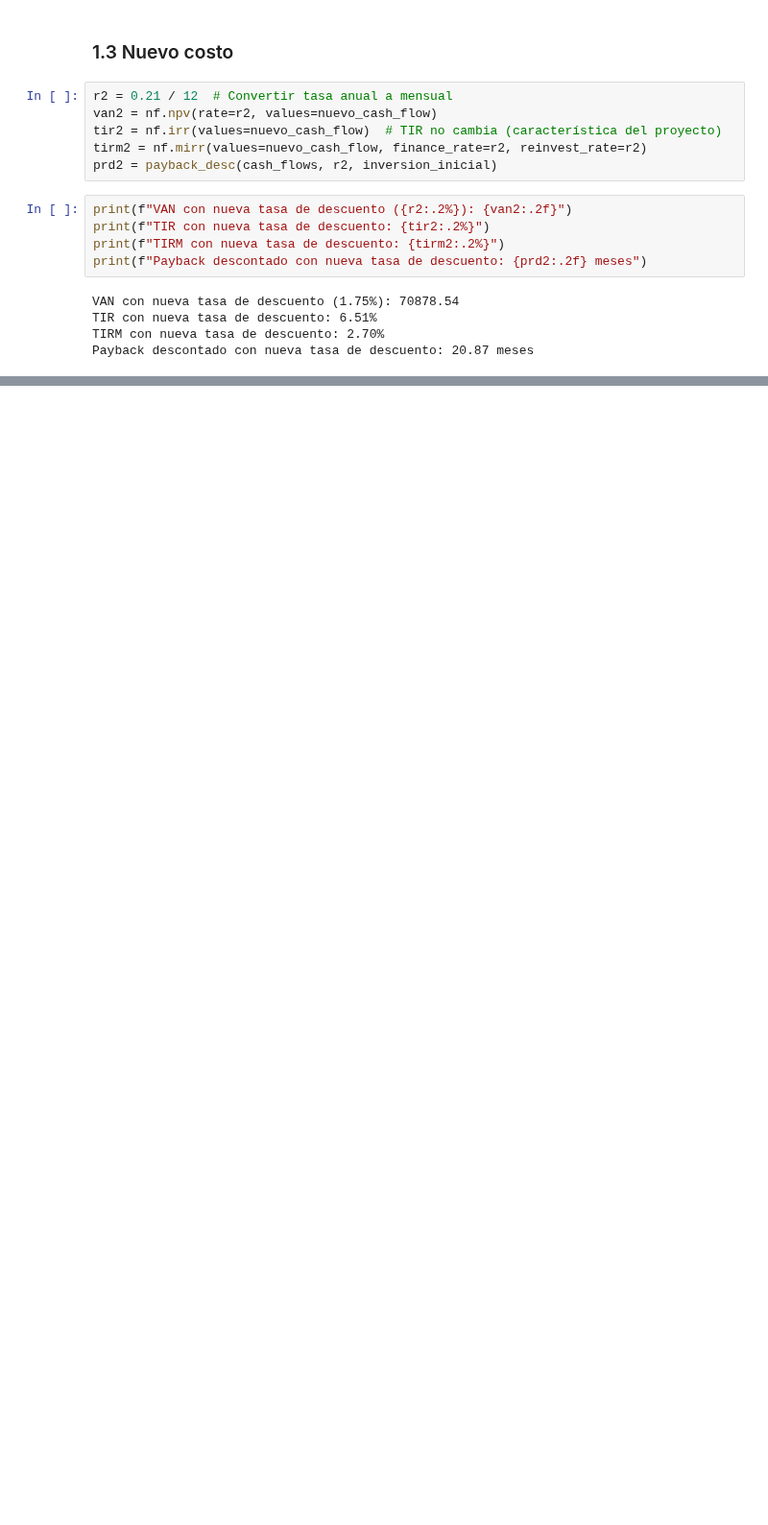
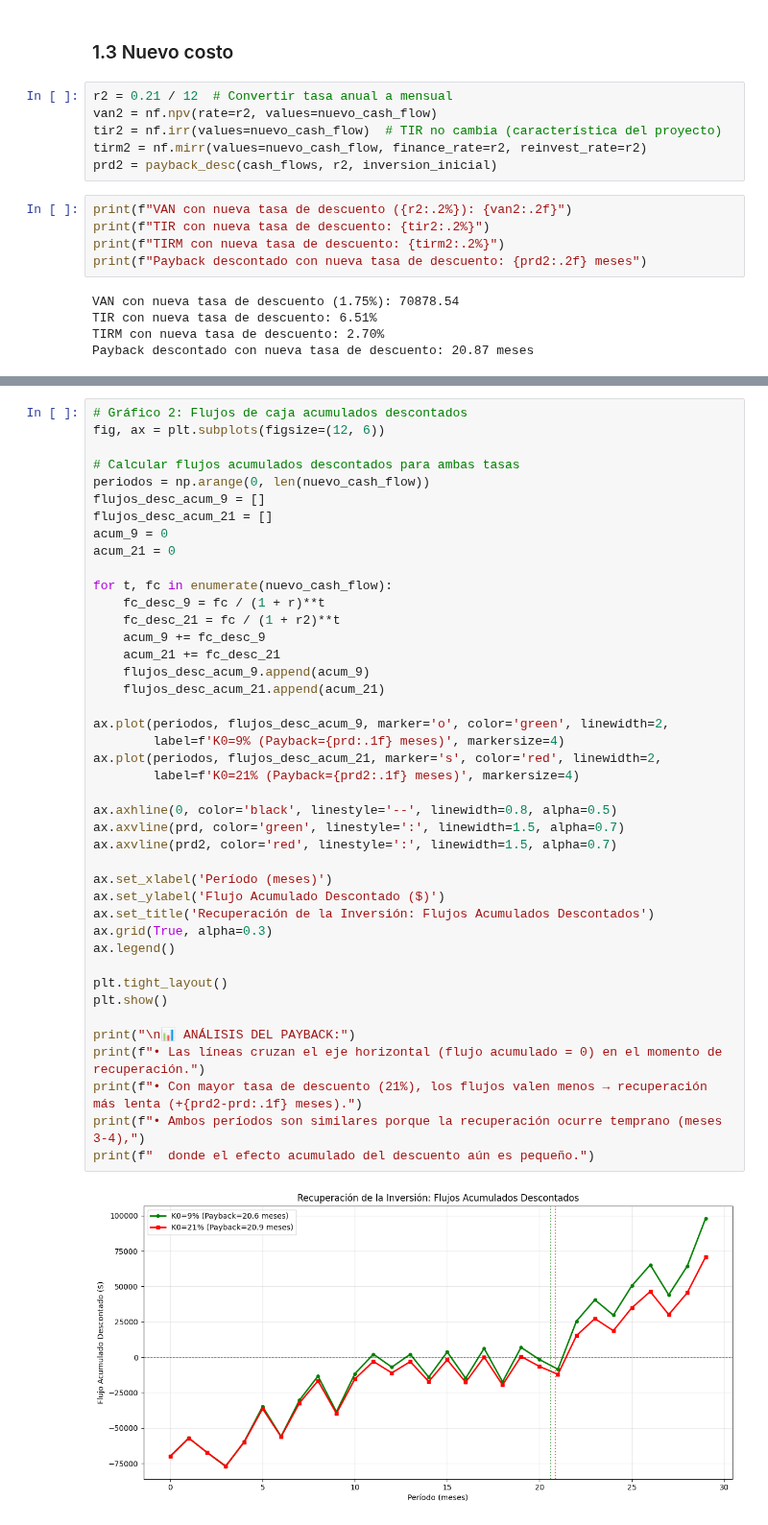
Before and after one commit to alexballera/laboratorio-datos-fce, a Jupyter notebook: 2do_parcial/sesiones/sesion_16_17_finanzas/practicas/practicas-finanzas.ipynb, the cells around one changed output, grey strips where cells are left out. Shown at 96% size. Saved outputs shown, nothing was run; the diff lists cells and outputs as text; blank space fills up the shorter version.

```diff
--- a/2do_parcial/sesiones/sesion_16_17_finanzas/practicas/practicas-finanzas.ipynb
+++ b/2do_parcial/sesiones/sesion_16_17_finanzas/practicas/practicas-finanzas.ipynb
@@ -173,0 +265,44 @@ INTERPRETACIÓN:
+# %%
+# Gráfico 2: Flujos de caja acumulados descontados
+fig, ax = plt.subplots(figsize=(12, 6))
+
+# Calcular flujos acumulados descontados para ambas tasas
+periodos = np.arange(0, len(nuevo_cash_flow))
+flujos_desc_acum_9 = []
+flujos_desc_acum_21 = []
+acum_9 = 0
+acum_21 = 0
+
+for t, fc in enumerate(nuevo_cash_flow):
+    fc_desc_9 = fc / (1 + r)**t
+    fc_desc_21 = fc / (1 + r2)**t
+    acum_9 += fc_desc_9
+    acum_21 += fc_desc_21
+    flujos_desc_acum_9.append(acum_9)
+    flujos_desc_acum_21.append(acum_21)
+
+ax.plot(periodos, flujos_desc_acum_9, marker='o', color='green', linewidth=2,
+        label=f'K0=9% (Payback={prd:.1f} meses)', markersize=4)
+ax.plot(periodos, flujos_desc_acum_21, marker='s', color='red', linewidth=2,
+        label=f'K0=21% (Payback={prd2:.1f} meses)', markersize=4)
+
+ax.axhline(0, color='black', linestyle='--', linewidth=0.8, alpha=0.5)
+ax.axvline(prd, color='green', linestyle=':', linewidth=1.5, alpha=0.7)
+ax.axvline(prd2, color='red', linestyle=':', linewidth=1.5, alpha=0.7)
+
+ax.set_xlabel('Período (meses)')
+ax.set_ylabel('Flujo Acumulado Descontado ($)')
+ax.set_title('Recuperación de la Inversión: Flujos Acumulados Descontados')
+ax.grid(True, alpha=0.3)
+ax.legend()
+
+plt.tight_layout()
+plt.show()
+
+print("\n📊 ANÁLISIS DEL PAYBACK:")
+print(f"• Las líneas cruzan el eje horizontal (flujo acumulado = 0) en el momento de recuperación.")
+print(f"• Con mayor tasa de descuento (21%), los flujos valen menos → recuperación más lenta (+{prd2-prd:.1f} meses).")
+print(f"• Ambos períodos son similares porque la recuperación ocurre temprano (meses 3-4),")
+print(f"  donde el efecto acumulado del descuento aún es pequeño.")
+# %% [output]
+[figure, added]
```
Also changed, not shown: parts of 14 cells of this notebook, 1 other file.
